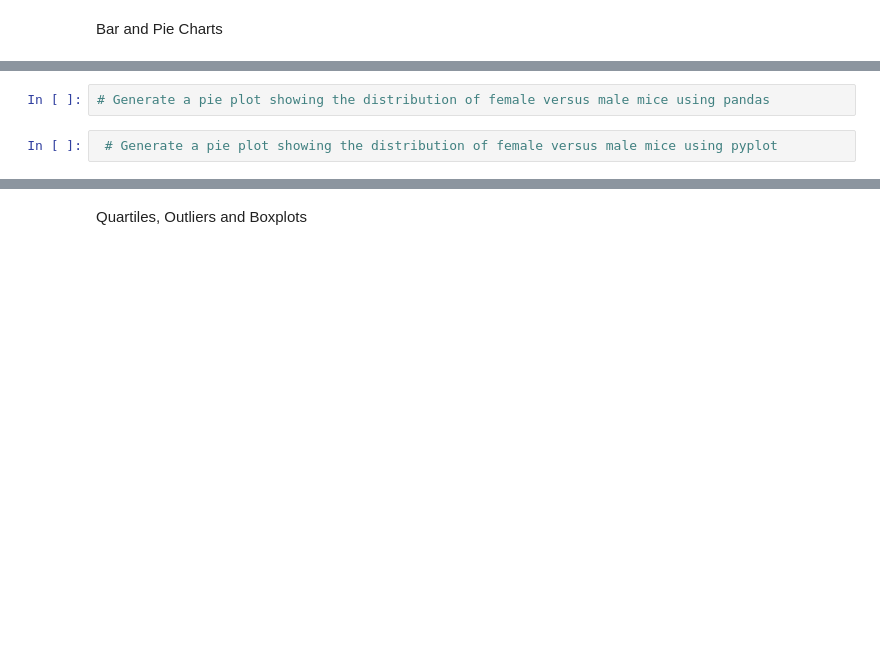
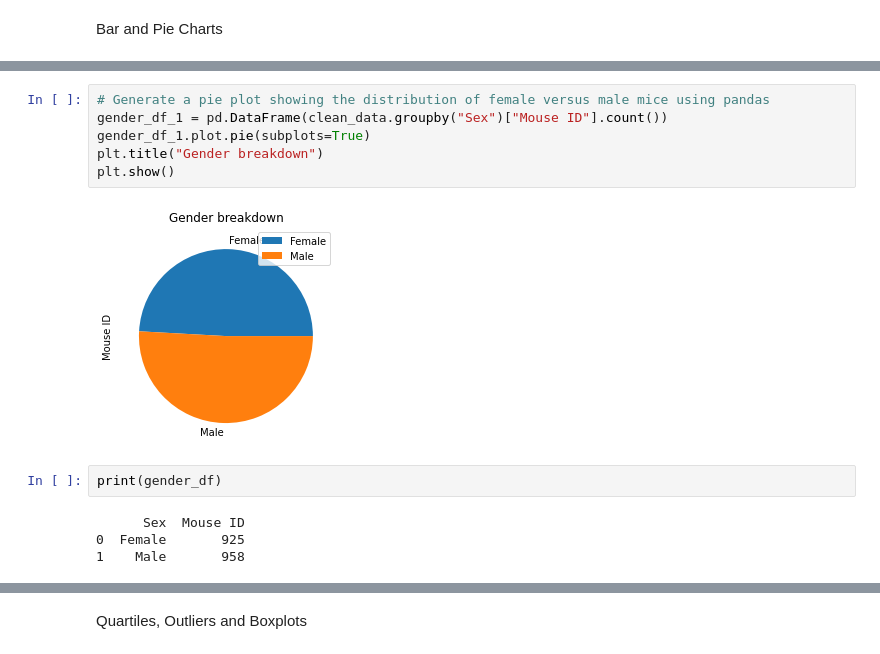
Before and after one commit to MellyB5/MatPlotLib, a Jupyter notebook: test.ipynb, the cells around one changed output, grey strips where cells are left out. Saved outputs shown, nothing was run; the diff lists cells and outputs as text; blank space fills up the shorter version.

```diff
--- a/test.ipynb
+++ b/test.ipynb
@@ -109,4 +168,14 @@ Bar and Pie Charts
 # %%
 # Generate a pie plot showing the distribution of female versus male mice using pandas
+gender_df_1 = pd.DataFrame(clean_data.groupby("Sex")["Mouse ID"].count())
+gender_df_1.plot.pie(subplots=True)
+plt.title("Gender breakdown")
+plt.show()
+# %% [output]
+[figure, added]
-# %%
- # Generate a pie plot showing the distribution of female versus male mice using pyplot
+# %%
+print(gender_df)
+# %% [output]
+      Sex  Mouse ID
+0  Female       925
+1    Male       958
```
Also changed, not shown: parts of 21 cells of this notebook.
